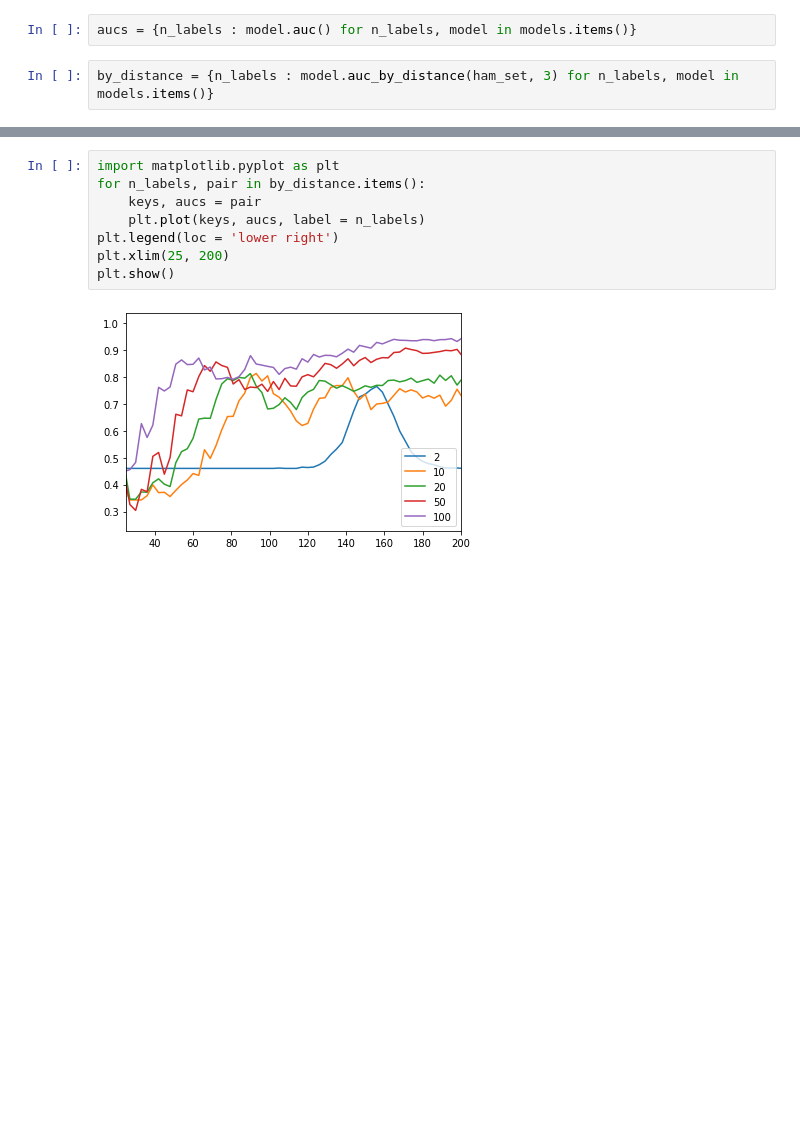
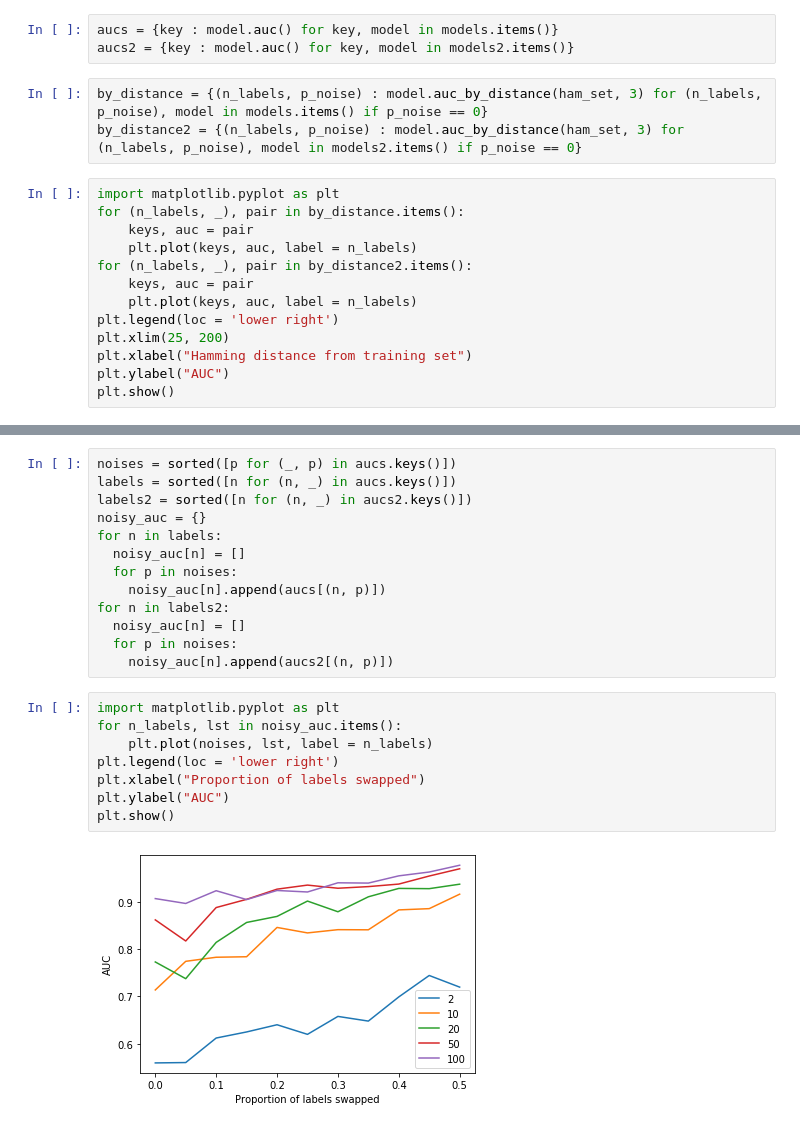
Before and after one commit to mbpereira49/inferenceattacks, a Jupyter notebook: Sample.ipynb, the cells around one changed output, grey strips where cells are left out. Cells and saved outputs as stored; diff of their text form; blank space fills up the shorter version.

Commit message:
sample updated with various noise

```diff
--- a/Sample.ipynb
+++ b/Sample.ipynb
@@ -67,4 +51,19 @@ Finished Training
 # %%
-aucs = {n_labels : model.auc() for n_labels, model in models.items()}
+aucs = {key : model.auc() for key, model in models.items()}
+aucs2 = {key : model.auc() for key, model in models2.items()}
 # %%
-by_distance = {n_labels : model.auc_by_distance(ham_set, 3) for n_labels, model in models.items()}
+by_distance = {(n_labels, p_noise) : model.auc_by_distance(ham_set, 3) for (n_labels, p_noise), model in models.items() if p_noise == 0}
+by_distance2 = {(n_labels, p_noise) : model.auc_by_distance(ham_set, 3) for (n_labels, p_noise), model in models2.items() if p_noise == 0}
+# %%
+import matplotlib.pyplot as plt
+for (n_labels, _), pair in by_distance.items():
+    keys, auc = pair
+    plt.plot(keys, auc, label = n_labels)
+for (n_labels, _), pair in by_distance2.items():
+    keys, auc = pair
+    plt.plot(keys, auc, label = n_labels)
+plt.legend(loc = 'lower right')
+plt.xlim(25, 200)
+plt.xlabel("Hamming distance from training set")
+plt.ylabel("AUC")
+plt.show()
@@ -71,10 +72,23 @@ by_distance = {n_labels : model.auc_by_distance(ham_set, 3) for n_labels, model
+# %%
+noises = sorted([p for (_, p) in aucs.keys()])
+labels = sorted([n for (n, _) in aucs.keys()])
+labels2 = sorted([n for (n, _) in aucs2.keys()])
+noisy_auc = {}
+for n in labels:
+  noisy_auc[n] = []
+  for p in noises:
+    noisy_auc[n].append(aucs[(n, p)])
+for n in labels2:
+  noisy_auc[n] = []
+  for p in noises:
+    noisy_auc[n].append(aucs2[(n, p)])
 # %%
 import matplotlib.pyplot as plt
-for n_labels, pair in by_distance.items():
-    keys, aucs = pair
-    plt.plot(keys, aucs, label = n_labels)
+for n_labels, lst in noisy_auc.items():
+    plt.plot(noises, lst, label = n_labels)
 plt.legend(loc = 'lower right')
-plt.xlim(25, 200)
+plt.xlabel("Proportion of labels swapped")
+plt.ylabel("AUC")
 plt.show()
 # %% [output]
-[figure, old version]
+[figure, new version]
```
Also changed, not shown: parts of 6 cells of this notebook, 1 other file.
